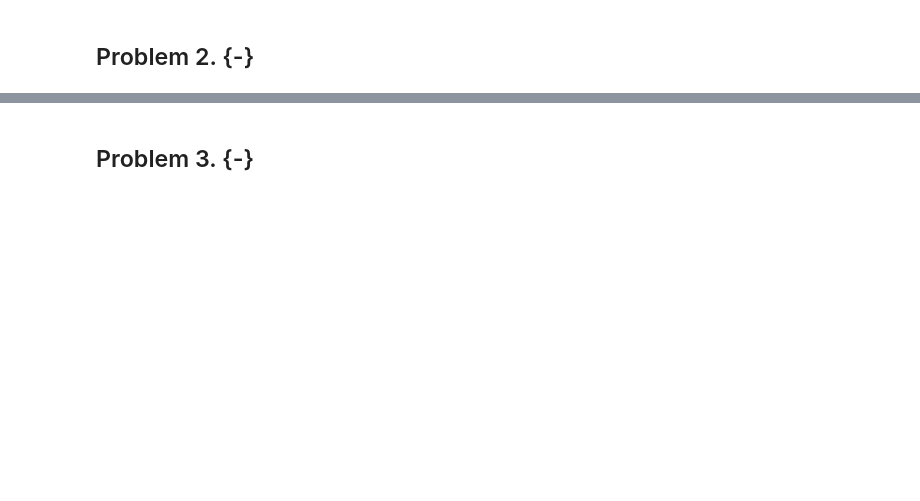
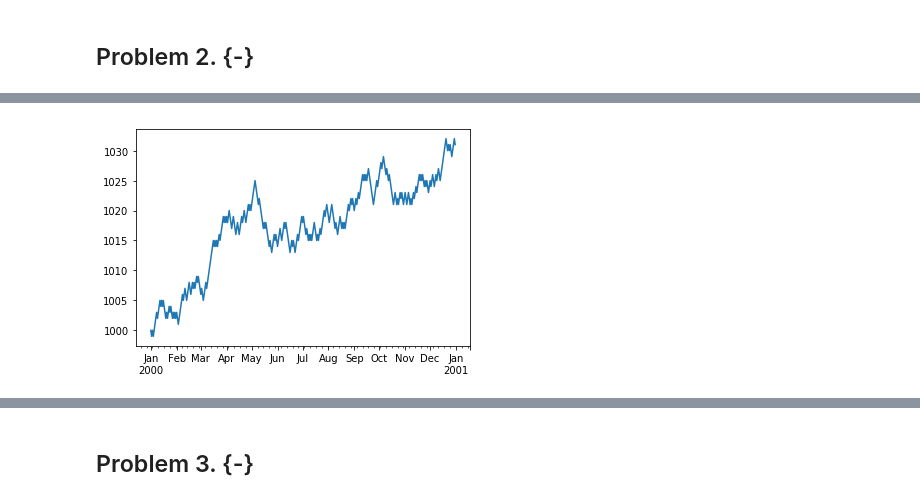
Before and after one commit to hebeard/BootCamp2018, a Jupyter notebook: ProbSets/Comp/ProbSet2/Harrison_Beard_ProbSet2.ipynb, the cells around one changed output, grey strips where cells are left out. Cells and saved outputs as stored; diff of their text form; code cells hidden in the pictures; blank space fills up the shorter version.

```diff
--- a/ProbSets/Comp/ProbSet2/Harrison_Beard_ProbSet2.ipynb
+++ b/ProbSets/Comp/ProbSet2/Harrison_Beard_ProbSet2.ipynb
@@ -425,0 +466,4 @@ def problem3_2():
+# %%
+problem3_2(.5, d=1_000)
+# %% [output]
+[figure, added]
```
Also changed, not shown: parts of 30 cells of this notebook, 12 other files.
